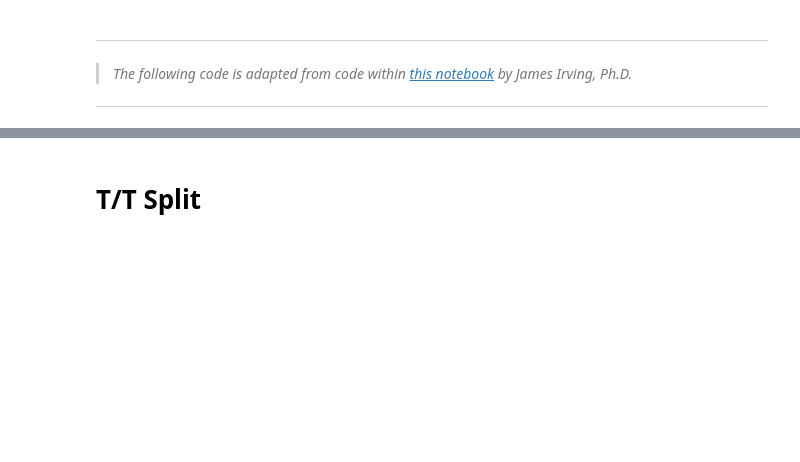
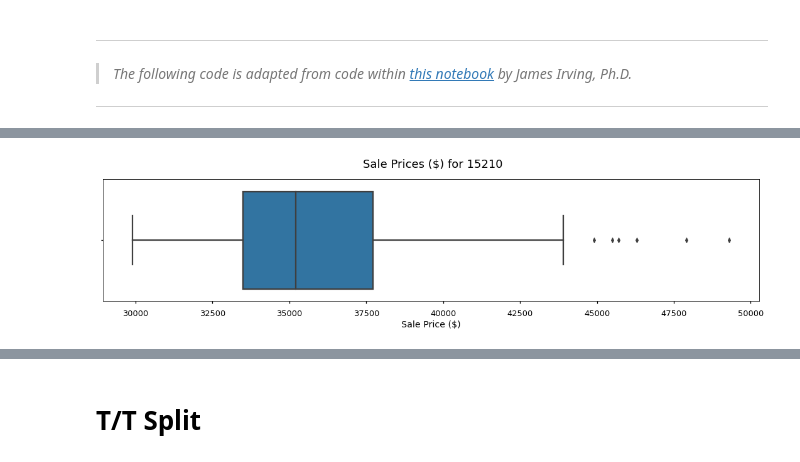
Before and after one commit to BenJMcCarty/Best_of_the_Burgh, a Jupyter notebook: workbooks/WIP_Main_Notebook.ipynb, the cells around one changed output, grey strips where cells are left out. Saved outputs shown, nothing was run; the diff lists cells and outputs as text; code cells hidden in the pictures; blank space fills up the shorter version.

```diff
--- a/workbooks/WIP_Main_Notebook.ipynb
+++ b/workbooks/WIP_Main_Notebook.ipynb
@@ -177,0 +414,9 @@ zipcodes_df
+# %%
+## Visualizing the lowest sale prices
+fig, ax = plt.subplots(figsize=(15,4))
+ax = sns.boxplot(data=zipcodes_df, x=15210)
+ax.set_xlabel('Sale Price ($)')
+plt.suptitle('Sale Prices ($) for 15210', size = 18)
+plt.tight_layout();
+# %% [output]
+[figure, added]
```
Also changed, not shown: parts of 40 cells of this notebook, 22 other files.
